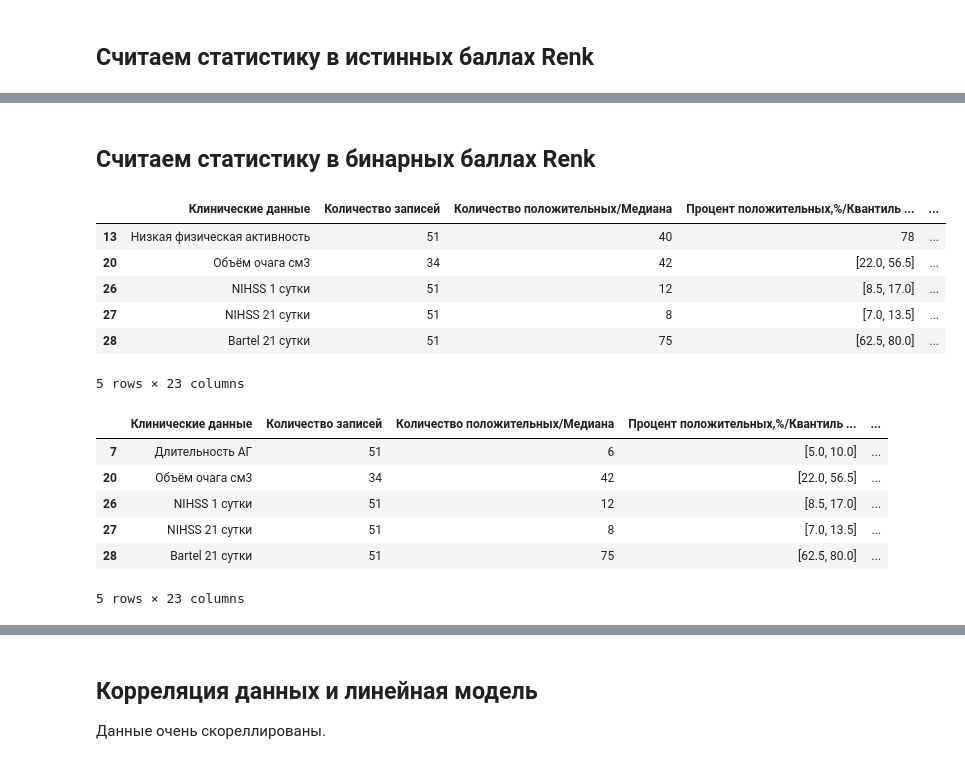
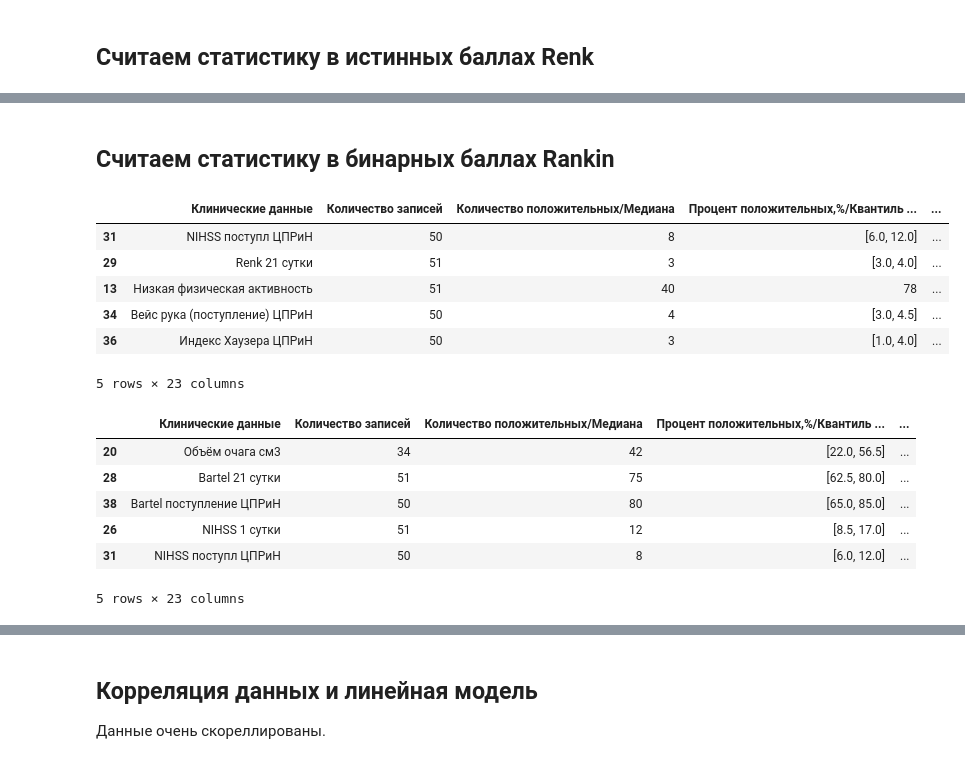
Before and after one commit to SchattenGenie/clinical-statistics, a Jupyter notebook: stroke_statistics_2019.ipynb, the cells around one changed output, grey strips where cells are left out. Drawn from its saved outputs; the diff is of its cells as text; code cells hidden in the pictures.

```diff
--- a/stroke_statistics_2019.ipynb
+++ b/stroke_statistics_2019.ipynb
@@ -245,5 +278,5 @@ Name: ПОЛ, dtype: float64
 # %%
-oddsratio, pvalue = stats.fisher_exact(np.array([[31, 15],
-                                                 [20, 10]]))
+oddsratio, pvalue = stats.fisher_exact(np.array([[10, 10],
+                                                 [16, 15]]))
 print("OddsR: ", oddsratio, "p-Value:", pvalue)
 # %% [output]
@@ -283,13 +322,20 @@ def ttest_ind_Xy(X, y):
 
     return np.array(stats), np.array(p_values)
 
-def exact_fisher_test(X):
+def exact_fisher_test(X, df):
     p_values = []
     stats = []
     for i, row in X.iterrows():
-        oddsratio, p_val = fisher_exact(np.array([[31, row['Количество положительных/Медиана mRS 0–2']],
-                                                  [20, row['Количество положительных/Медиана mRS 3–6']]]))
 
+        try:
+            oddsratio, p_val = fisher_exact(
+                np.array([
+                    np.unique(df[df['target binar'] == 0][row['Клинические данные']],
+                              return_counts=True)[1], \
+                    np.unique(df[df['target binar'] == 1][row['Клинические данные']],
+                              return_counts=True)[1]]))
+        except:
+            oddsratio, p_val = 1e9, 1e9
         stats.append(oddsratio); p_values.append(p_val)
     return np.array(stats), np.array(p_values)
 # %%
@@ -365,8 +406,8 @@ statistics[statistics['mRS ttest p-value'] < 0.05].head()
 # %%
 # exact_fisher_test
-statistics = pd.concat([statistics,pd.DataFrame(exact_fisher_test(statistics)[1],
+statistics = pd.concat([statistics,pd.DataFrame(exact_fisher_test(statistics, df)[1],
                                                 columns=['mRS exact_fisher p-value'])], axis=1)
 
-statistics = pd.concat([statistics,pd.DataFrame(exact_fisher_test(statistics)[0],
+statistics = pd.concat([statistics,pd.DataFrame(exact_fisher_test(statistics, df)[0],
                                                 columns=['mRS exact_fisher statistics'])], axis=1)
 # %%
@@ -378,5 +420,5 @@ statistics[statistics['mRS exact_fisher p-value'] < 0.05].head()
 # %% [markdown]
-## Считаем статистику в бинарных баллах Renk
+## Считаем статистику в бинарных баллах Rankin
 # %%
 X = df[features][df['target'].notna()]
 y = df['target binar'][df['target binar'].notna()]
@@ -397,26 +439,26 @@ statistics = pd.concat([statistics,
                                      columns=['mRS ttest binar p-value'])], axis=1)
 
 statistics = pd.concat([statistics,
-                        pd.DataFrame(exact_fisher_test(statistics)[1],
+                        pd.DataFrame(exact_fisher_test(statistics, df)[1],
                                      columns=['mRS exact_fisher binar p-value'])], axis=1)
 # %%
-statistics[statistics['mRS ftest binar p-value']<0.05].head()
+statistics[statistics['mRS ftest binar p-value']<0.05].sort_values(by=['mRS ftest binar p-value']).head()
 # %% [output]
 |  | Клинические данные | Количество записей | Количество положительных/Медиана | Процент положительных,%/Квантиль ... | ... |
+| 31 | NIHSS поступл ЦПРиН | 50 | 8 | [6.0, 12.0] | ... |
+| 29 | Renk 21 сутки | 51 | 3 | [3.0, 4.0] | ... |
 | 13 | Низкая физическая активность | 51 | 40 | 78 | ... |
-| 20 | Объём очага см3 | 34 | 42 | [22.0, 56.5] | ... |
-| 26 | NIHSS 1 сутки | 51 | 12 | [8.5, 17.0] | ... |
-| 27 | NIHSS 21 сутки | 51 | 8 | [7.0, 13.5] | ... |
-| 28 | Bаrtеl 21 сутки | 51 | 75 | [62.5, 80.0] | ... |
+| 34 | Вейс рука (поступление) ЦПРиН | 50 | 4 | [3.0, 4.5] | ... |
+| 36 | Индекс Хаузера ЦПРиН | 50 | 3 | [1.0, 4.0] | ... |
 5 rows × 23 columns
 # %%
-statistics[statistics['mRS ch2 binar p-value']<0.05].head()
+statistics[statistics['mRS ch2 binar p-value']<0.05].sort_values(by=['mRS ch2 binar p-value']).head()
 # %% [output]
 |  | Клинические данные | Количество записей | Количество положительных/Медиана | Процент положительных,%/Квантиль ... | ... |
-| 7 | Длительность АГ | 51 | 6 | [5.0, 10.0] | ... |
 | 20 | Объём очага см3 | 34 | 42 | [22.0, 56.5] | ... |
+| 28 | Bаrtеl 21 сутки | 51 | 75 | [62.5, 80.0] | ... |
+| 38 | Bаrtеl поступление ЦПРиН | 50 | 80 | [65.0, 85.0] | ... |
 | 26 | NIHSS 1 сутки | 51 | 12 | [8.5, 17.0] | ... |
-| 27 | NIHSS 21 сутки | 51 | 8 | [7.0, 13.5] | ... |
-| 28 | Bаrtеl 21 сутки | 51 | 75 | [62.5, 80.0] | ... |
+| 31 | NIHSS поступл ЦПРиН | 50 | 8 | [6.0, 12.0] | ... |
 5 rows × 23 columns
 # %%
```
Also changed, not shown: parts of 59 cells of this notebook.
